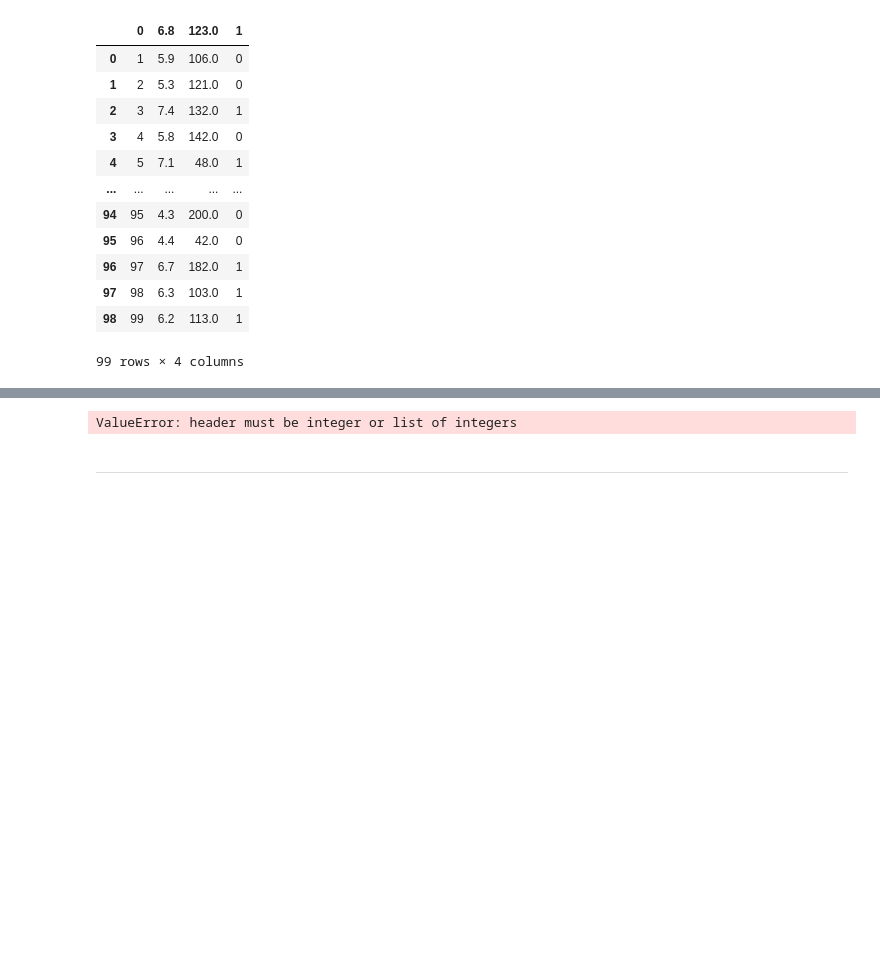
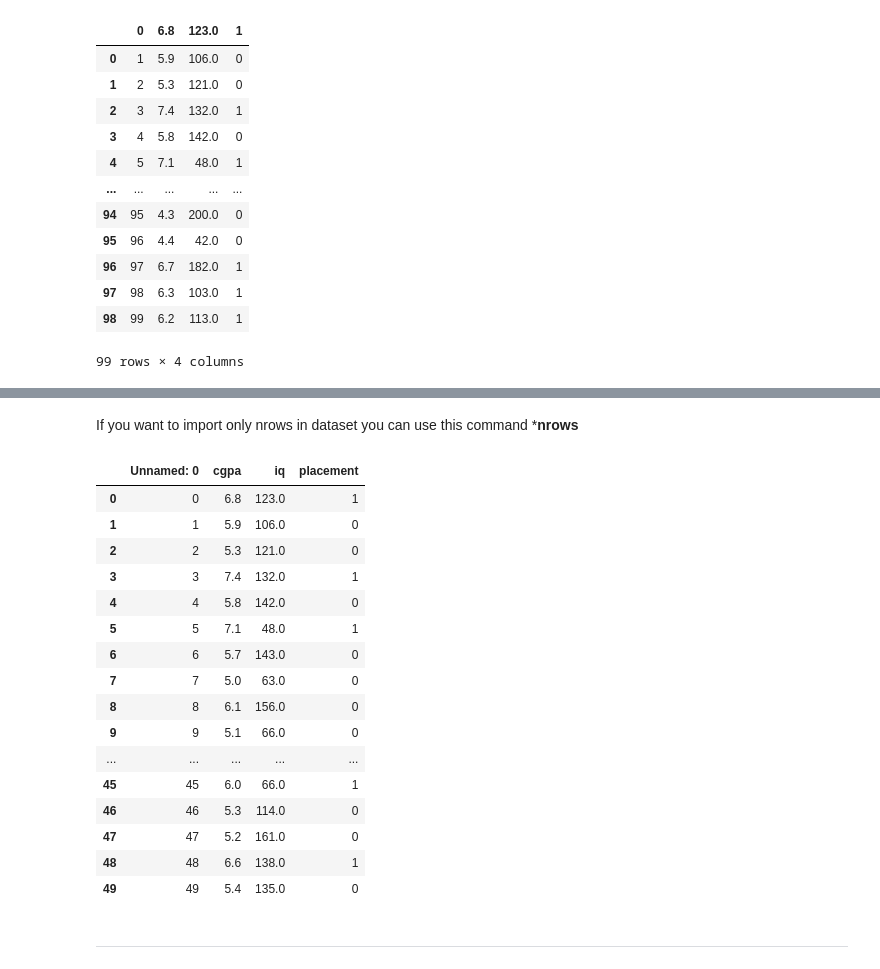
Before and after one commit to theakash07/100_Days_Machine_Learning, a Jupyter notebook: Day_15_Working_with_CSV.ipynb, the cells around one changed output, grey strips where cells are left out. Cells and saved outputs as stored; diff of their text form; code cells hidden in the pictures; blank space fills up the shorter version.

```diff
--- a/Day_15_Working_with_CSV.ipynb
+++ b/Day_15_Working_with_CSV.ipynb
@@ -115,6 +153,25 @@ pd.read_csv('/content/placement.csv',header = 1) #if you want to start the heade
+# %% [markdown]
+If you want to import only nrows in dataset you can use
+this command ***nrows**
 # %%
-pd.read_csv('/content/placement.csv',header='')
+pd.read_csv('/content/placement.csv',nrows=50)
 # %% [output]
-ValueError: header must be integer or list of integers
+|  | Unnamed: 0 | cgpa | iq | placement |
+| 0 | 0 | 6.8 | 123.0 | 1 |
+| 1 | 1 | 5.9 | 106.0 | 0 |
+| 2 | 2 | 5.3 | 121.0 | 0 |
+| 3 | 3 | 7.4 | 132.0 | 1 |
+| 4 | 4 | 5.8 | 142.0 | 0 |
+| 5 | 5 | 7.1 | 48.0 | 1 |
+| 6 | 6 | 5.7 | 143.0 | 0 |
+| 7 | 7 | 5.0 | 63.0 | 0 |
+| 8 | 8 | 6.1 | 156.0 | 0 |
+| 9 | 9 | 5.1 | 66.0 | 0 |
+| ... | ... | ... | ... | ... |
+| 45 | 45 | 6.0 | 66.0 | 1 |
+| 46 | 46 | 5.3 | 114.0 | 0 |
+| 47 | 47 | 5.2 | 161.0 | 0 |
+| 48 | 48 | 6.6 | 138.0 | 1 |
+| 49 | 49 | 5.4 | 135.0 | 0 |
 # %% [markdown]
 ****
```
Also changed, not shown: parts of 4 cells of this notebook.
